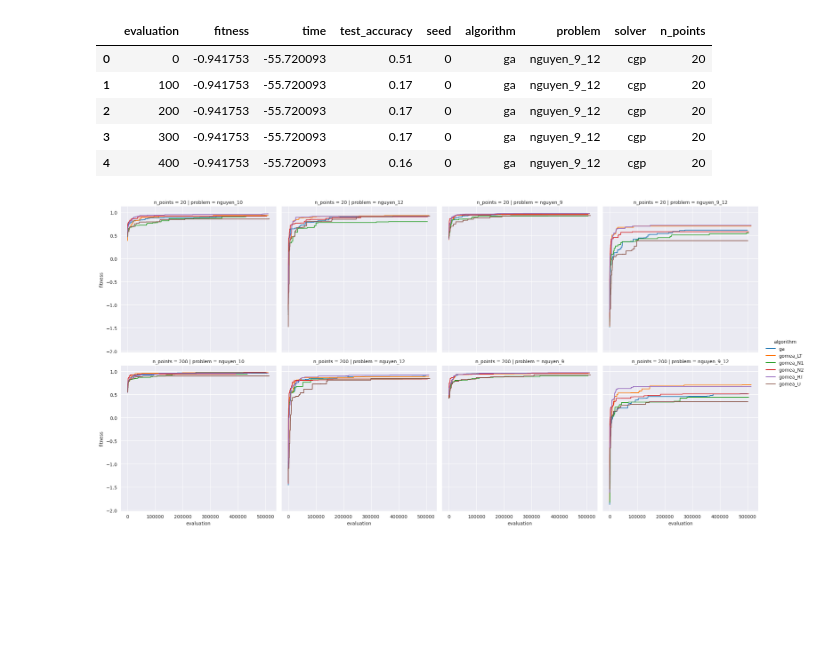
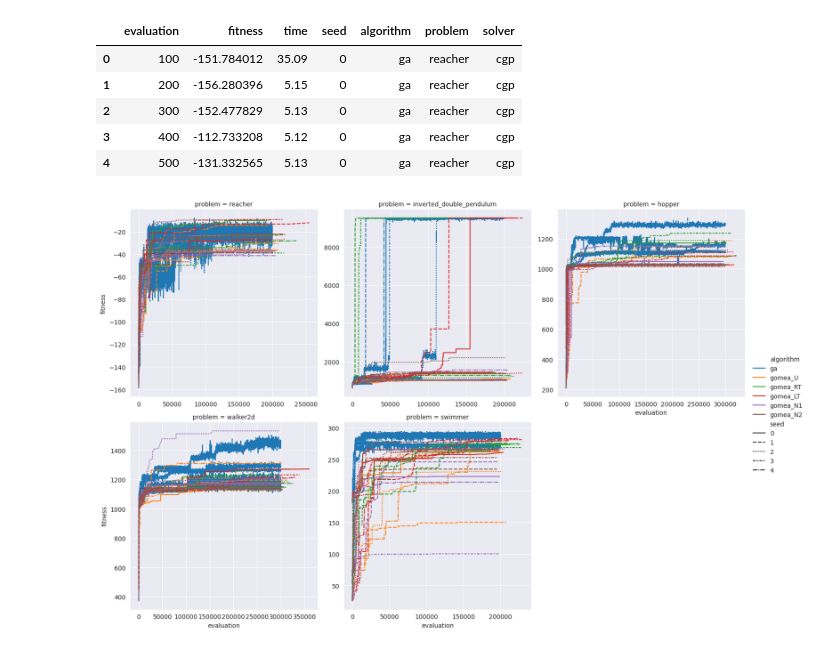
Before and after one commit to giorgia-nadizar/cgpax, a Jupyter notebook: analysis/continuous_control.ipynb, the cells around one changed output. Saved outputs shown, nothing was run; the diff lists cells and outputs as text; code cells hidden in the pictures; blank space fills up the shorter version.

```diff
--- a/analysis/continuous_control.ipynb
+++ b/analysis/continuous_control.ipynb
@@ -3,64 +3,61 @@ import pandas as pd
 import seaborn as sns
 from matplotlib import pyplot as plt
 # %%
-problems = ["nguyen_9_12", "nguyen_9", "nguyen_10", "nguyen_12"]
+problems = ["reacher", "inverted_double_pendulum", "hopper", "walker2d", "swimmer"]  #, "halfcheetah"]
 seeds = range(5)
 algorithms = ["ga", "gomea"]
 solvers = ["cgp"]
 
 dfs = []
-column_names = ["evaluation", "fitness", "time", "test_accuracy"]
 for solver in solvers:
     for algorithm in algorithms:
         for problem in problems:
             for seed in seeds:
-                for dense in [False, True]:
-                    processed_problem = f"{problem}_dense" if dense else problem
-                    if algorithm == "gomea":
-                        for fos in ["U", "RT", "LT", "N1", "N2"]:
-                            tmp_df = pd.read_csv(f"../results/{algorithm}_{solver}_{processed_problem}_{fos}_{seed}.csv",
-                                                 header=None, names=column_names, skiprows=1)
-                            tmp_df["seed"] = seed
-                            tmp_df["algorithm"] = f"{algorithm}_{fos}"
-                            tmp_df["problem"] = problem
-                            tmp_df["solver"] = solver
-                            tmp_df["n_points"] = 200 if dense else 20
-                            dfs.append(tmp_df)
-                    else:
-                        tmp_df = pd.read_csv(f"../results/{algorithm}_{solver}_{processed_problem}_{seed}.csv", header=None,
-                                             names=column_names, skiprows=1)
+                if algorithm == "gomea":
+                    for fos in ["U", "RT", "LT", "N1", "N2"]:
+                        tmp_df = pd.read_csv(
+                            f"../results/{algorithm}_{solver}_{problem}_{fos}_{seed}_fi.csv")
                         tmp_df["seed"] = seed
-                        tmp_df["algorithm"] = algorithm
+                        tmp_df["algorithm"] = f"{algorithm}_{fos}"
                         tmp_df["problem"] = problem
                         tmp_df["solver"] = solver
-                        tmp_df["n_points"] = 200 if dense else 20
                         dfs.append(tmp_df)
-regression_df = pd.concat(dfs, ignore_index=True)
-regression_df.head()
+                else:
+                    tmp_df = pd.read_csv(f"../results/{algorithm}_{solver}_{problem}_{seed}.csv")
+                    tmp_df["seed"] = seed
+                    tmp_df["algorithm"] = algorithm
+                    tmp_df["problem"] = problem
+                    tmp_df["solver"] = solver
+                    dfs.append(tmp_df)
+control_df = pd.concat(dfs, ignore_index=True)
+control_df.head()
 # %% [output]
-|  | evaluation | fitness | time | test_accuracy | seed | algorithm | problem | solver | n_points |
-| 0 | 0 | -0.941753 | -55.720093 | 0.51 | 0 | ga | nguyen_9_12 | cgp | 20 |
-| 1 | 100 | -0.941753 | -55.720093 | 0.17 | 0 | ga | nguyen_9_12 | cgp | 20 |
-| 2 | 200 | -0.941753 | -55.720093 | 0.17 | 0 | ga | nguyen_9_12 | cgp | 20 |
-| 3 | 300 | -0.941753 | -55.720093 | 0.17 | 0 | ga | nguyen_9_12 | cgp | 20 |
-| 4 | 400 | -0.941753 | -55.720093 | 0.16 | 0 | ga | nguyen_9_12 | cgp | 20 |
+|  | evaluation | fitness | time | seed | algorithm | problem | solver |
+| 0 | 100 | -151.784012 | 35.09 | 0 | ga | reacher | cgp |
+| 1 | 200 | -156.280396 | 5.15 | 0 | ga | reacher | cgp |
+| 2 | 300 | -152.477829 | 5.13 | 0 | ga | reacher | cgp |
+| 3 | 400 | -112.733208 | 5.12 | 0 | ga | reacher | cgp |
+| 4 | 500 | -131.332565 | 5.13 | 0 | ga | reacher | cgp |
 # %%
-agg_df = (
-    regression_df
-    .groupby(["evaluation", "problem", "algorithm", "solver", "n_points"])
-    .mean()
-    .reset_index()
-)
+# agg_df = (
+#     control_df
+#     .groupby(["evaluation", "problem", "algorithm", "solver"])
+#     .mean()
+#     .reset_index()
+# )
 sns.relplot(
-    agg_df,
+    # agg_df,
+    control_df,
+    style="seed",
     x="evaluation",
     y="fitness",
     col="problem",
-    row="n_points",
+    col_wrap=3,
     hue="algorithm",
     kind="line",
+    facet_kws={'sharey': False, 'sharex': False}
 )
 plt.show()
 # %% [output]
-[figure, old version]
+[figure, new version]
 # %%
```
Also changed, not shown: parts of 3 cells of this notebook.
